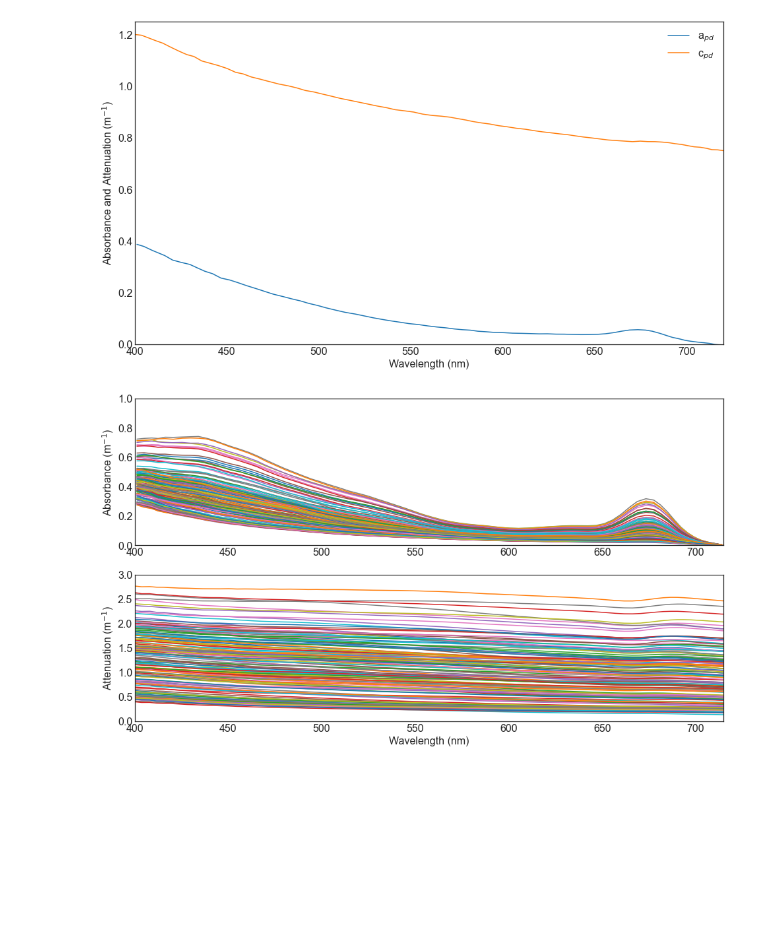
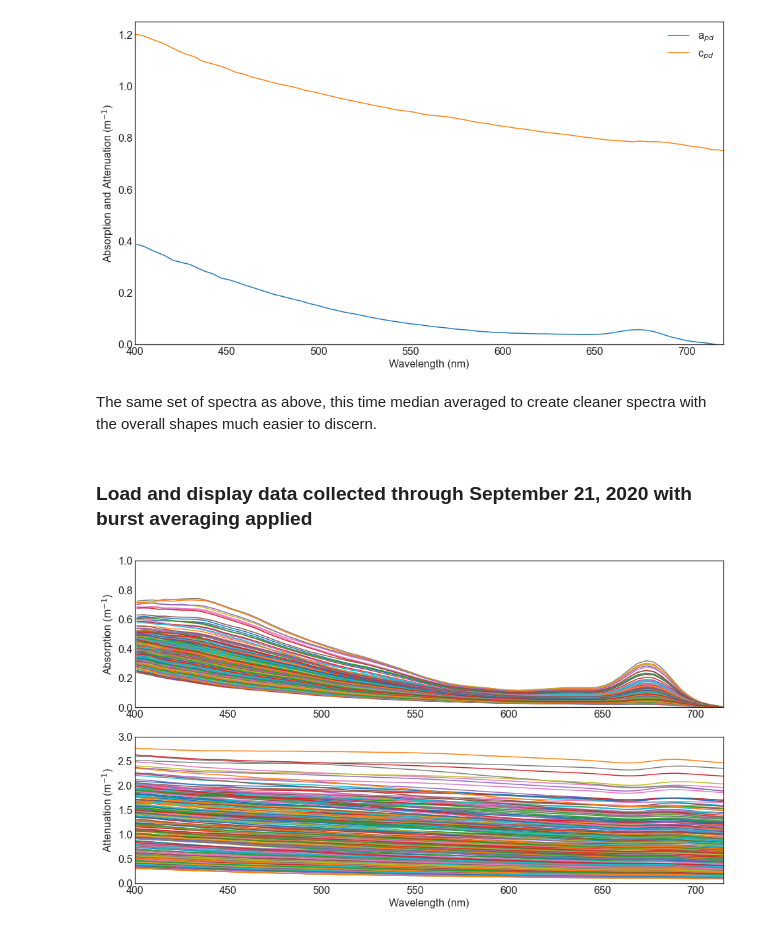
Before and after one commit to cwingard/cgsn-processing, a Jupyter notebook: utilities/notebooks/optaa_processing.ipynb, the cells around one changed output. Saved outputs shown, nothing was run; the diff lists cells and outputs as text; code cells hidden in the pictures; blank space fills up the shorter version.

```diff
--- a/utilities/notebooks/optaa_processing.ipynb
+++ b/utilities/notebooks/optaa_processing.ipynb
@@ -91,11 +111,20 @@ plt.legend()
 plt.show()
 # %% [output]
 [figure]
+# %% [markdown]
+The same set of spectra as above, this time median averaged to create cleaner spectra with the overall shapes much easier to discern.
+# %% [markdown]
+### Load and display data collected through September 21, 2020 with burst averaging applied
 # %%
-# load and process all the data from July 12 through August 19
+# load and process all the data from July 12 through September 21, 2020, using burst averaging
 files = [x for x in os.listdir(test_base) if x.endswith("optaa.json")]
 data = []
 for file in files:
     infile = os.path.join(test_base, file)
     d = proc_optaa(infile, coeff_file, platform, deployment, lat, lon, depth, burst=True, ctd_name=ctd_name)
     data.append(d)
+
+# compile all the data collected through the present for CE04OSSM-00010
+ce04 = xr.concat(data, dim='time')
+ce04 = ce04.sortby('time')
+ce04 = xr.decode_cf(ce04)
@@ -107,18 +131,18 @@ month = xr.decode_cf(month)
 # %%
-# plot the absorbance and attenuation spectra
+# plot the absorption and attenuation spectra
 plt.figure(figsize=(16,9))
 plt.rcParams.update({'font.size': 16})
 plt.subplot(2,1,1)
-plt.plot(month.a_wavelengths[0, :, :].T, month.apd_ts_s[0, :, :].T, label='a$_{pd}$')
-plt.ylabel('Absorbance (m$^{-1}$)')
+plt.plot(ce04.a_wavelengths[0, :, :].T, ce04.apd_ts_s[0, :, :].T, label='a$_{pd}$')
+plt.ylabel('Absorption (m$^{-1}$)')
 plt.ylim(0, 1)
 plt.xlim(400, 715)
 plt.subplot(2,1,2)
-plt.plot(month.c_wavelengths[0, :, :].T, month.cpd_ts[0, :, :].T, label='c$_{pd}$')
+plt.plot(ce04.c_wavelengths[0, :, :].T, ce04.cpd_ts[0, :, :].T, label='c$_{pd}$')
 plt.ylabel('Attenuation (m$^{-1}$)')
 plt.xlabel('Wavelength (nm)')
 plt.ylim(0, 3)
 plt.xlim(400, 715)
 plt.show()
 # %% [output]
-[figure, old version]
+[figure, new version]
```
Also changed, not shown: parts of 18 cells of this notebook, 2 other files.
